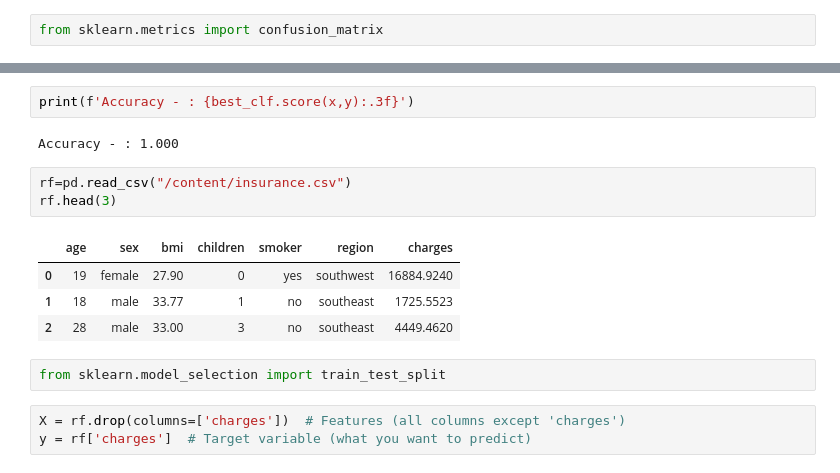
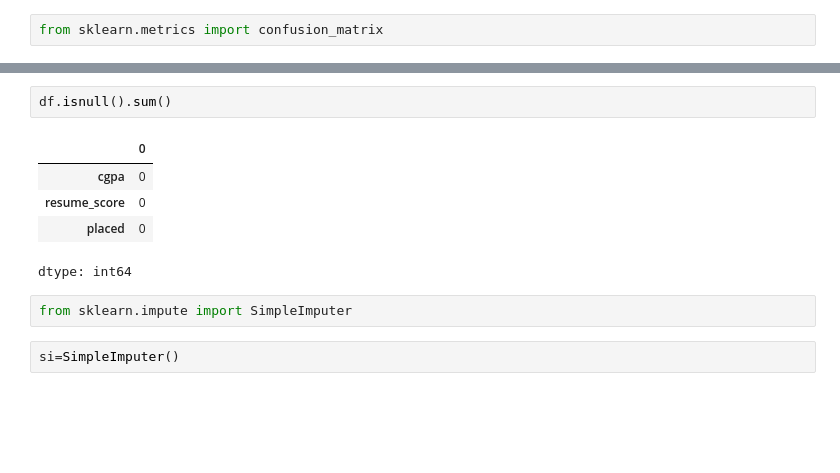
Before and after one commit to rajat459/Machne-learning, a Jupyter notebook: logistic_Regression.ipynb, the cells around one changed output, grey strips where cells are left out. Drawn from its saved outputs; the diff is of its cells as text; blank space fills up the shorter version.

```diff
--- a/logistic_Regression.ipynb
+++ b/logistic_Regression.ipynb
@@ -164,17 +81,12 @@ LogisticRegression(C=3792.690190732246, solver='newton-cg')
-# %%
-print(f'Accuracy - : {best_clf.score(x,y):.3f}')
-# %% [output]
-Accuracy - : 1.000
-# %%
-rf=pd.read_csv("/content/insurance.csv")
-rf.head(3)
-# %% [output]
-|  | age | sex | bmi | children | smoker | region | charges |
-| 0 | 19 | female | 27.90 | 0 | yes | southwest | 16884.9240 |
-| 1 | 18 | male | 33.77 | 1 | no | southeast | 1725.5523 |
-| 2 | 28 | male | 33.00 | 3 | no | southeast | 4449.4620 |
+# %%
+df.isnull().sum()
+# %% [output]
+|  | 0 |
+| cgpa | 0 |
+| resume_score | 0 |
+| placed | 0 |
+dtype: int64
 # %%
-from sklearn.model_selection import train_test_split
+from sklearn.impute import SimpleImputer
-# %%
-X = rf.drop(columns=['charges'])  # Features (all columns except 'charges')
-y = rf['charges']  # Target variable (what you want to predict)
+# %%
+si=SimpleImputer()
```
Also changed, not shown: parts of 13 cells of this notebook.
